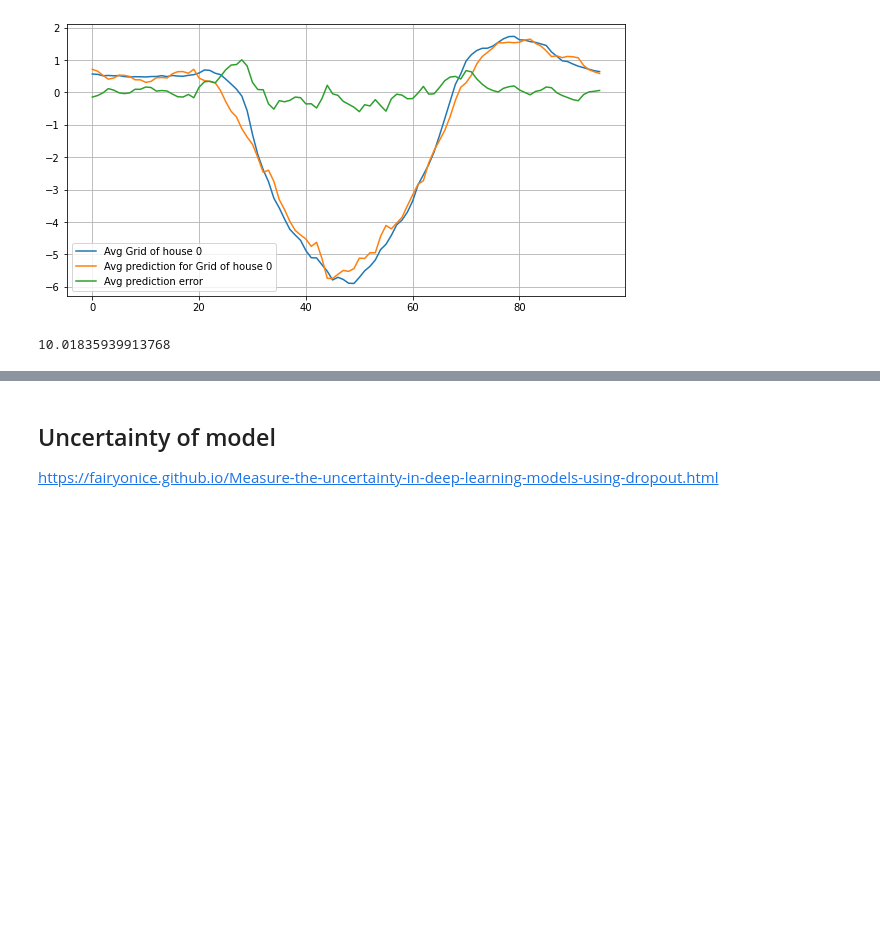
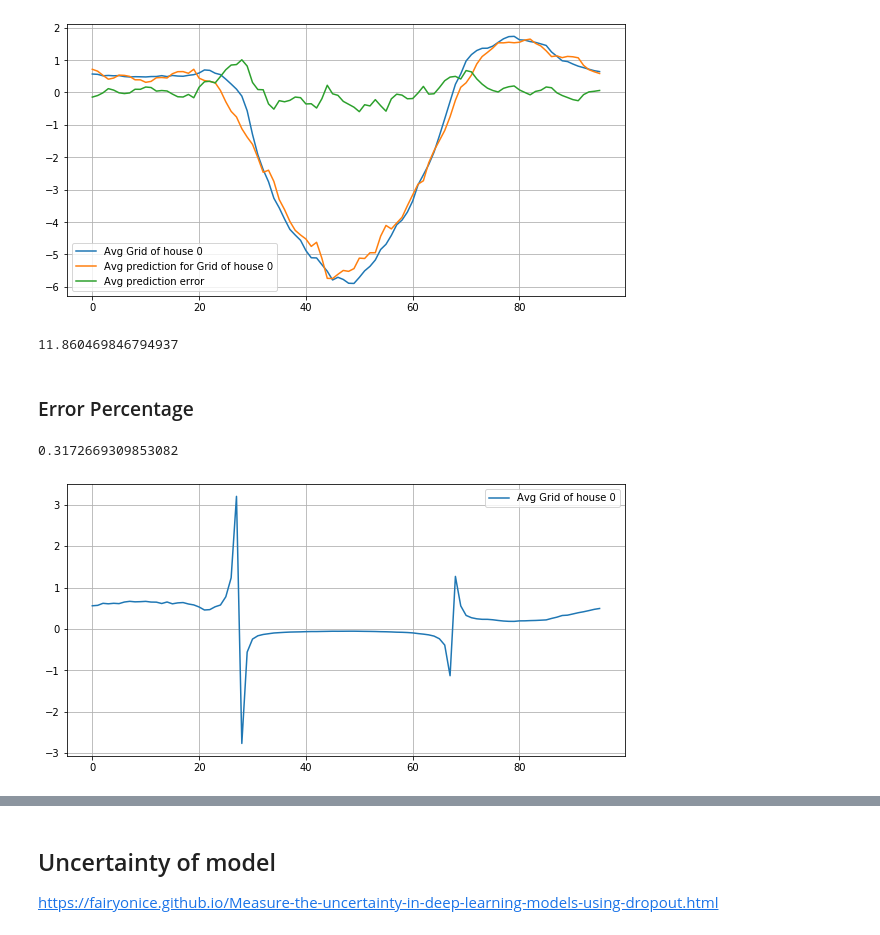
Before and after one commit to Natemen96/ECEMasterProject, a Jupyter notebook: notebooks/Dp1_analysis.ipynb, the cells around one changed output, grey strips where cells are left out. Cells and saved outputs as stored; diff of their text form; code cells hidden in the pictures; blank space fills up the shorter version.

```diff
--- a/notebooks/Dp1_analysis.ipynb
+++ b/notebooks/Dp1_analysis.ipynb
@@ -30,6 +33,7 @@ ids=sorteddata['dataid'].unique().tolist()
 # %%
 housing_data = []
 def convertDate(d):
+    "helper function to remove time zone string"
     d = pd.to_datetime(d[:-3])
     return d
 
@@ -203,9 +183,12 @@ Train Score: 0.32 RMSE
 # %% [markdown]
 ## Error of model
 # %%
+#get error
 abs_error = abs(avg_house0_grid-pred_house0_grid)
-error = avg_house0_grid-pred_house0_grid
-# error = pred_house0_grid-avg_house0_grid
+error = (avg_house0_grid-pred_house0_grid)
+# abs_error = abs(avg_house0_grid-pred_house0_grid)/avg_house0_grid
+# error = abs_error
+# error = (avg_house0_grid-pred_house0_grid)
 # %%
 plt.figure(figsize=(10,5))
 plt.plot(abs_error, label= 'Avg absolute prediction error')
@@ -224,8 +207,27 @@ plt.grid(True)
 # %% [output]
 [figure]
 # %%
-f_h=pred_house0_grid/avg_house0_grid
+#percent error
+f_h= abs(pred_house0_grid-avg_house0_grid)/avg_house0_grid
 f_h = np.mean(f_h)
-100-f_h*100
+f_h*100
 # %% [output]
-10.01835939913768
+11.860469846794937
+# %% [markdown]
+### Error Percentage
+<!-- ##Test -->
+# %%
+#get std of error
+errorstd = np.std(error)
+errorstd
+# %% [output]
+0.3172669309853082
+# %%
+#plot perectage error
+error_percentage=errorstd/avg_house0_grid
+plt.figure(figsize=(10,5))
+plt.plot(error_percentage, label= 'Avg Grid of house 0' )
+plt.legend()
+plt.grid(True)
+# %% [output]
+[figure, added]
```
Also changed, not shown: parts of 25 cells of this notebook, 1 other file.
